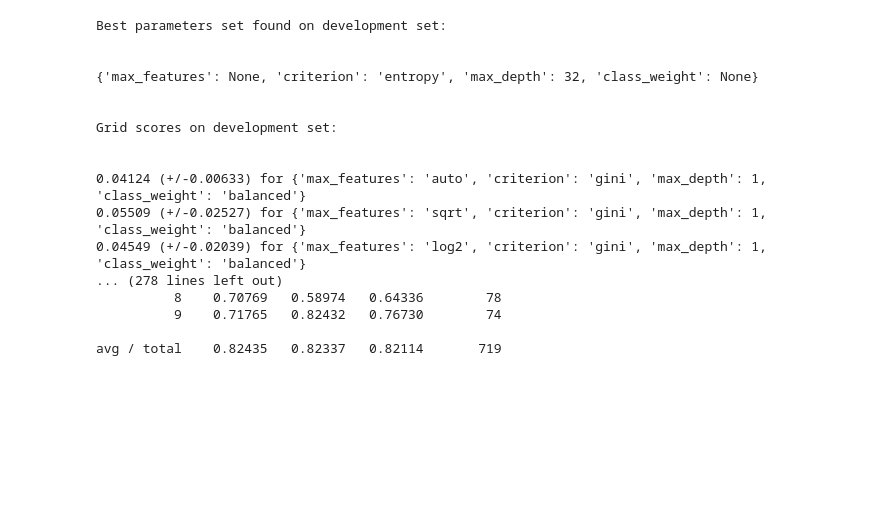
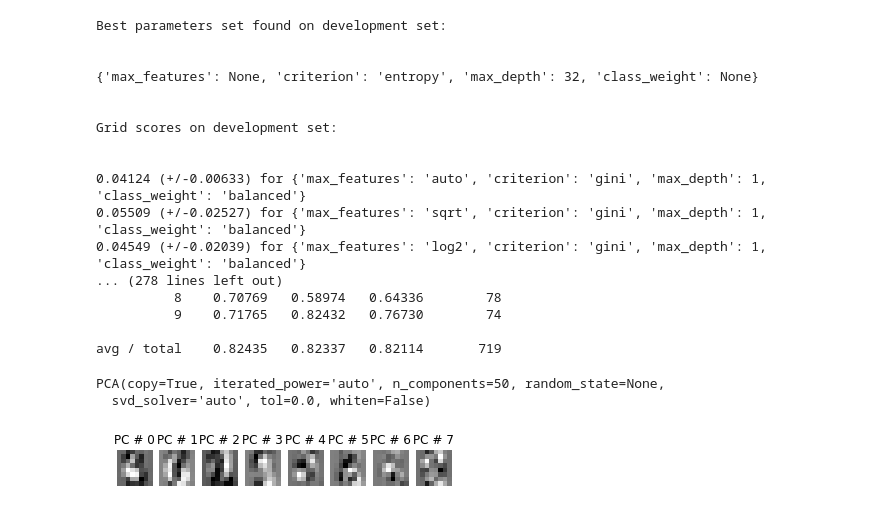
Before and after one commit to mhassell/mnist, a Jupyter notebook: decision_tree.ipynb, the cells around one changed output. Cells and saved outputs as stored; diff of their text form; code cells hidden in the pictures; blank space fills up the shorter version.

```diff
--- a/decision_tree.ipynb
+++ b/decision_tree.ipynb
@@ -124,0 +131,17 @@ avg / total    0.82435   0.82337   0.82114       719
+# %%
+nComp = 50
+pca = PCA(n_components=nComp)
+pca.fit(X_test)
+# %% [output]
+PCA(copy=True, iterated_power='auto', n_components=50, random_state=None,
+  svd_solver='auto', tol=0.0, whiten=False)
+# %%
+# let's look at the top principal components
+nPC = 8
+for index in range(nPC):
+    plt.subplot(2, nPC, index + 1)
+    plt.axis('off')
+    plt.imshow(pca.components_[index].reshape(8,8), cmap=plt.cm.gray_r, interpolation='nearest')
+    plt.title('PC # %i' % index)
+# %% [output]
+[figure, added]
```
Also changed, not shown: parts of 9 cells of this notebook.
